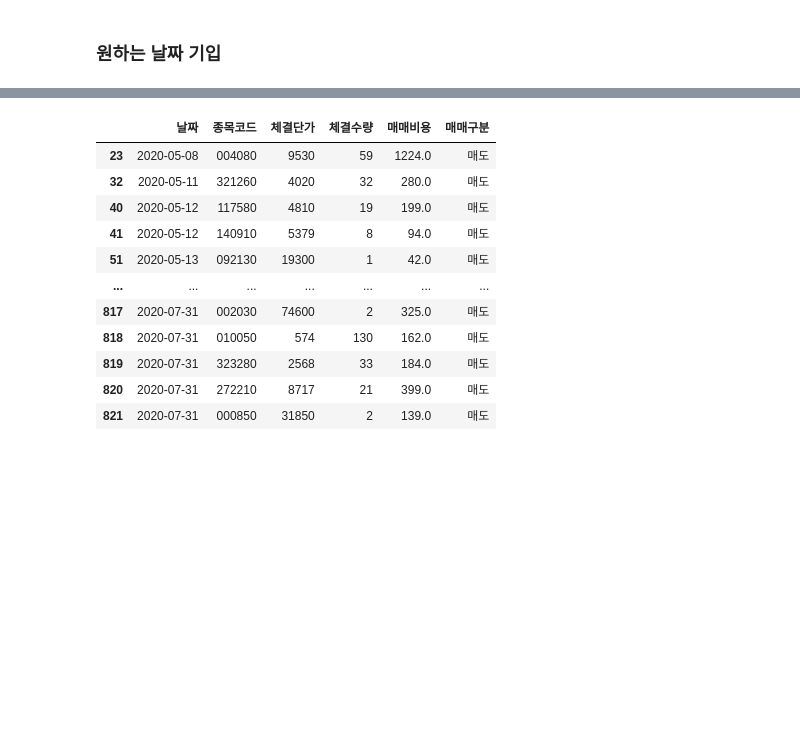
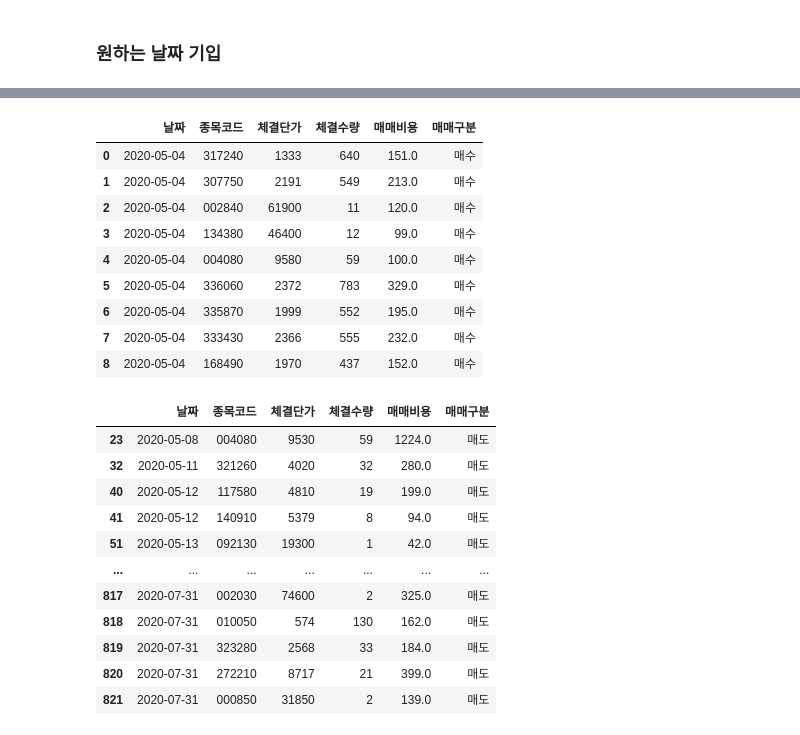
Before and after one commit to eseom31/Kis_Api_test, a Jupyter notebook: utils/jupyter_files/tutle_traiding_strategy_SCH.ipynb, the cells around one changed output, grey strips where cells are left out. Cells and saved outputs as stored; diff of their text form; code cells hidden in the pictures; blank space fills up the shorter version.

```diff
--- a/utils/jupyter_files/tutle_traiding_strategy_SCH.ipynb
+++ b/utils/jupyter_files/tutle_traiding_strategy_SCH.ipynb
@@ -420,3 +440,16 @@ print('-'*50)
+# %%
+bt.JOUNAL[bt.JOUNAL['날짜'] == '2020-05-04']
+# %% [output]
+|  | 날짜 | 종목코드 | 체결단가 | 체결수량 | 매매비용 | 매매구분 |
+| 0 | 2020-05-04 | 317240 | 1333 | 640 | 151.0 | 매수 |
+| 1 | 2020-05-04 | 307750 | 2191 | 549 | 213.0 | 매수 |
+| 2 | 2020-05-04 | 002840 | 61900 | 11 | 120.0 | 매수 |
+| 3 | 2020-05-04 | 134380 | 46400 | 12 | 99.0 | 매수 |
+| 4 | 2020-05-04 | 004080 | 9580 | 59 | 100.0 | 매수 |
+| 5 | 2020-05-04 | 336060 | 2372 | 783 | 329.0 | 매수 |
+| 6 | 2020-05-04 | 335870 | 1999 | 552 | 195.0 | 매수 |
+| 7 | 2020-05-04 | 333430 | 2366 | 555 | 232.0 | 매수 |
+| 8 | 2020-05-04 | 168490 | 1970 | 437 | 152.0 | 매수 |
 # %%
 bt.JOUNAL[bt.JOUNAL['매매구분'] == '매도']
 # %% [output]
```
Also changed, not shown: parts of 12 cells of this notebook, 1 other file.
